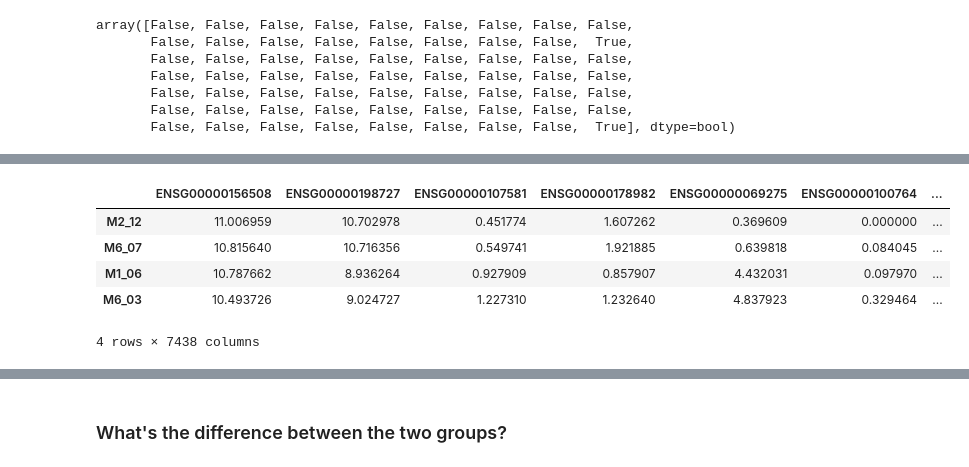
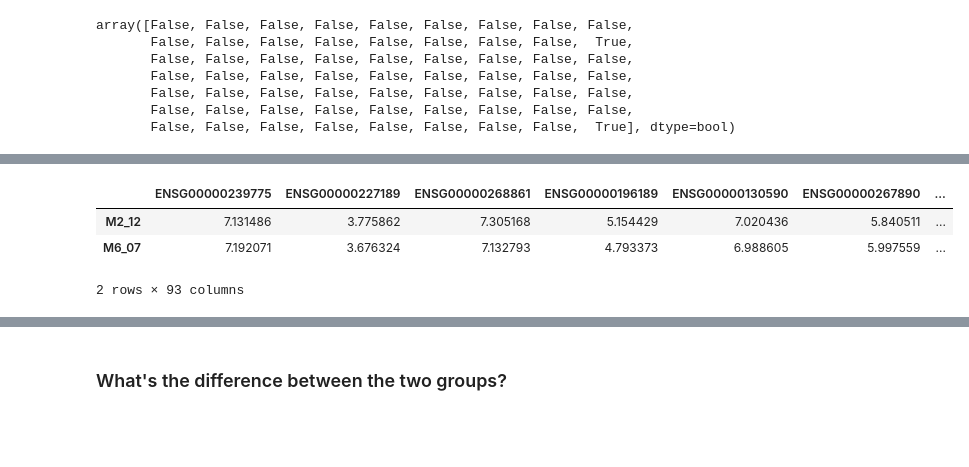
Before and after one commit to YeoLab/singlecell_pnm, a Jupyter notebook: 1._Figure_1/1.2_Figure_1,_part_2.ipynb, the cells around one changed output, grey strips where cells are left out. Saved outputs shown, nothing was run; the diff lists cells and outputs as text; code cells hidden in the pictures; blank space fills up the shorter version.

```diff
--- a/1._Figure_1/1.2_Figure_1,_part_2.ipynb
+++ b/1._Figure_1/1.2_Figure_1,_part_2.ipynb
@@ -297,0 +290,3 @@ df.head()
+# %%
+df_diff = df.join(median_diff, on='gene_id')
+df_diff.head()
@@ -297,0 +300,3 @@ df.head()
+# %%
+df_diff['bigger_in_outliers'] = df_diff['Difference in Medians'] > 0
+df_diff.head()
@@ -298,4 +322,4 @@ df.head()
 # %%
-df = df.join(study.expression.feature_data.gene_name, on='gene_id')
-df.head()
+df_diff_gene_name = df_diff.join(study.expression.feature_data.gene_name, on='gene_id')
+df_diff_gene_name.head()
 # %% [output]
@@ -322,0 +340,4 @@ df.loc[df['greater_than_zero']].head()
+# %%
+subset = df_diff_gene_name.query('bigger_in_outliers & p_value < 1e-3')
+six.print_(subset.shape)
+subset.head()
@@ -333,12 +366,10 @@ study.expression.data.loc[mn_single_not_outlier_not_weird, df.loc[df['greater_th
 # %%
-study.expression.data.loc[weird_samples, df.loc[df['greater_than_zero'], 'gene_id']]
+study.expression.data.loc[weird_samples, subset['gene_id']]
 # %% [output]
-|  | ENSG00000156508 | ENSG00000198727 | ENSG00000107581 | ENSG00000178982 | ENSG00000069275 | ENSG00000100764 | ... |
-| M2_12 | 11.006959 | 10.702978 | 0.451774 | 1.607262 | 0.369609 | 0.000000 | ... |
-| M6_07 | 10.815640 | 10.716356 | 0.549741 | 1.921885 | 0.639818 | 0.084045 | ... |
-| M1_06 | 10.787662 | 8.936264 | 0.927909 | 0.857907 | 4.432031 | 0.097970 | ... |
-| M6_03 | 10.493726 | 9.024727 | 1.227310 | 1.232640 | 4.837923 | 0.329464 | ... |
+|  | ENSG00000239775 | ENSG00000227189 | ENSG00000268861 | ENSG00000196189 | ENSG00000130590 | ENSG00000267890 | ... |
+| M2_12 | 7.131486 | 3.775862 | 7.305168 | 5.154429 | 7.020436 | 5.840511 | ... |
+| M6_07 | 7.192071 | 3.676324 | 7.132793 | 4.793373 | 6.988605 | 5.997559 | ... |
-4 rows × 7438 columns
+2 rows × 93 columns
 # %%
 study.plot_gene('ENSG00000086205')
 # %% [output]
```
Also changed, not shown: parts of 32 cells of this notebook, 1 other file.
